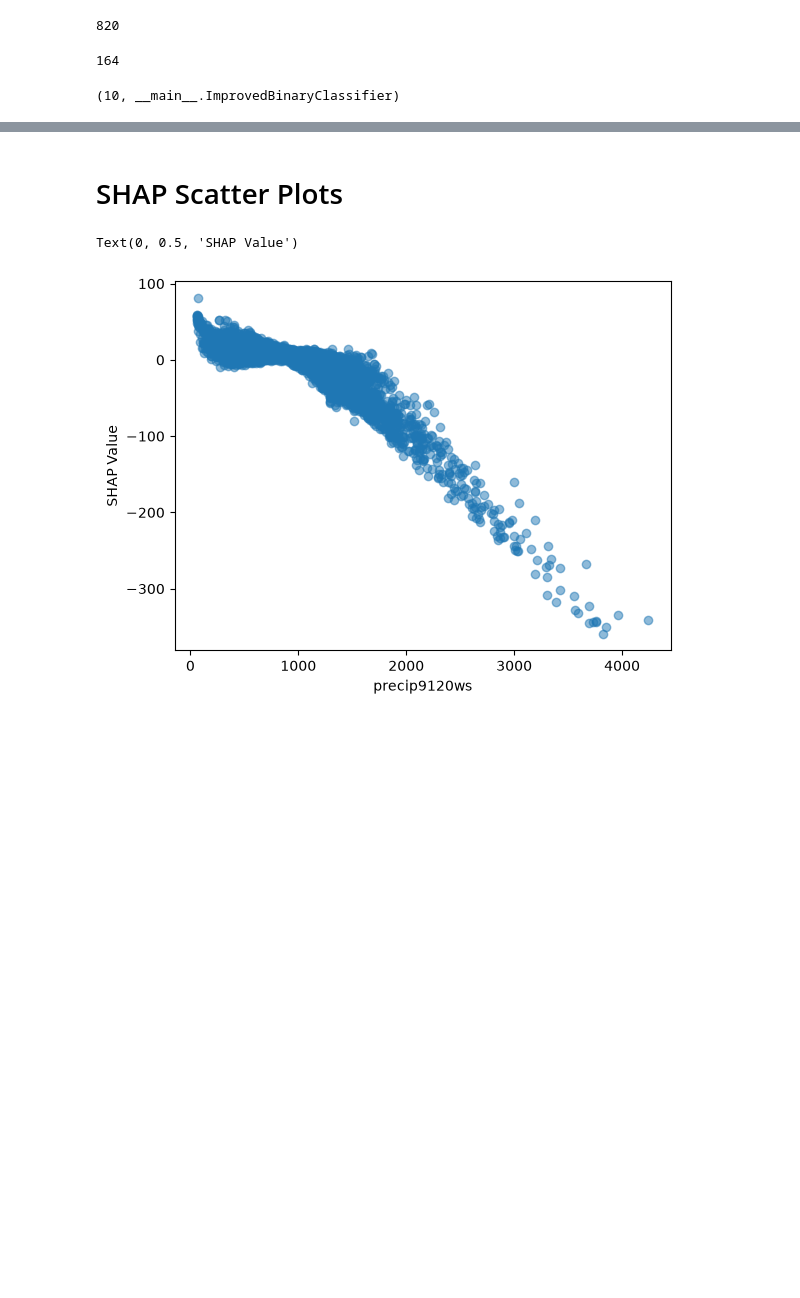
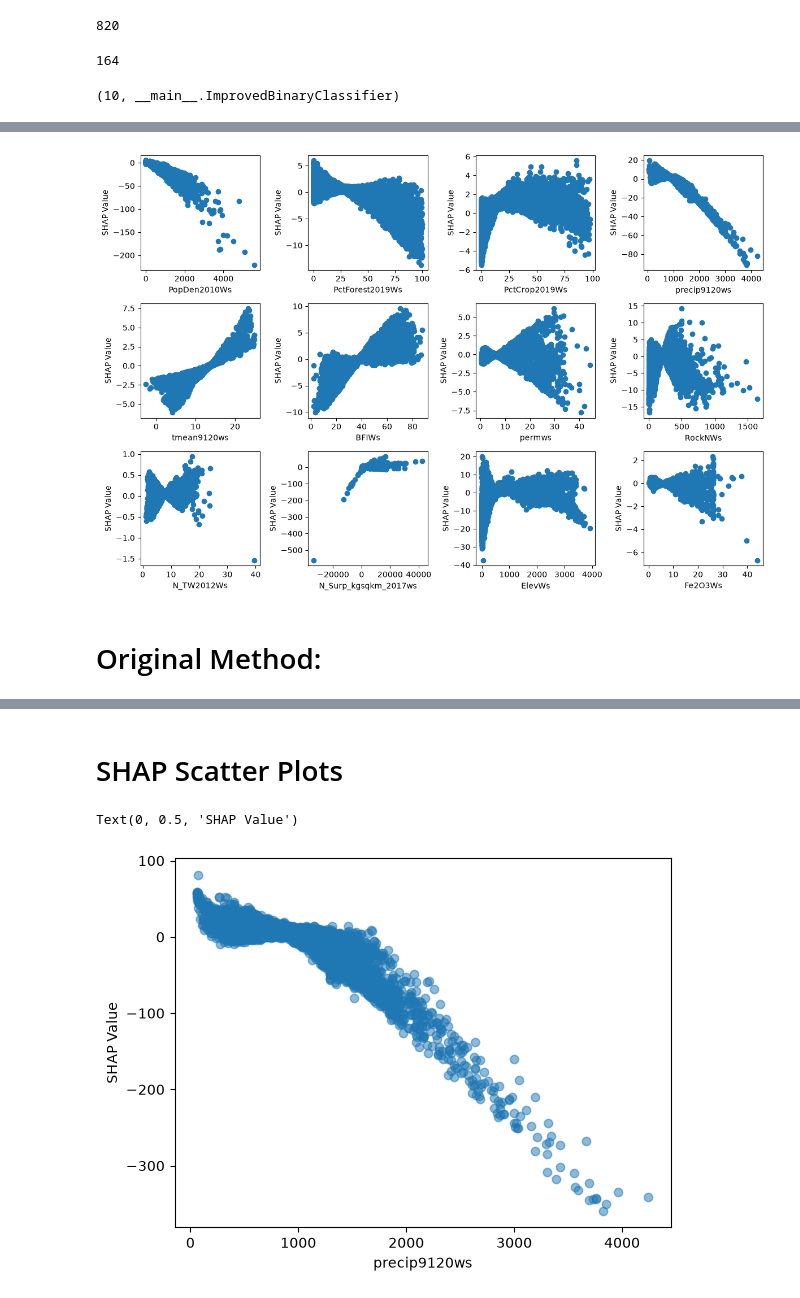
Before and after one commit to mpennino/Future_DW_NO3, a Jupyter notebook: Code/SHAP_Analysis_kfold.ipynb, the cells around one changed output, grey strips where cells are left out. Drawn from its saved outputs; the diff is of its cells as text; code cells hidden in the pictures; blank space fills up the shorter version.

```diff
--- a/Code/SHAP_Analysis_kfold.ipynb
+++ b/Code/SHAP_Analysis_kfold.ipynb
@@ -152,0 +271,8 @@ ImprovedBinaryClassifier(
+# %%
+# Save SHAP Results as shap._explanation.Explanation file
+import pickle
+
+filename2 = '/torch_SHAP_Values_kfold_COMID_All_Observed_sw.pkl'
+
+with open(shap_dir + filename2, "wb") as f:
+    pickle.dump(averaged_explanation, f)
@@ -152,0 +290,22 @@ ImprovedBinaryClassifier(
+# %%
+## Function to plot shap vs. input values (for multiple plots)
+def plot_shap_vs_input(shap_values, input_values, feature_names):
+
+    fig, axes = plt.subplots(3, 4,figsize=(12, 8))
+
+    # Flattening the axes array makes it easier to loop through
+    for i, ax in enumerate(axes.flat, start=1):
+        ax.scatter(input_values[:, i-1], shap_values[:, i-1])
+
+        # Use set_xlabel and set_ylabel for individual subplot axes
+        ax.set_xlabel(f"{feature_names[i-1]}")
+        ax.set_ylabel("SHAP Value")
+
+    plt.tight_layout()
+    plt.show()
+# %%
+plot_shap_vs_input(averaged_explanation[:,:, 0].values, X_input_data.numpy(), names)
+# %% [output]
+[figure, added]
+# %% [markdown]
+# Original Method:
```
Also changed, not shown: parts of 33 cells of this notebook.
